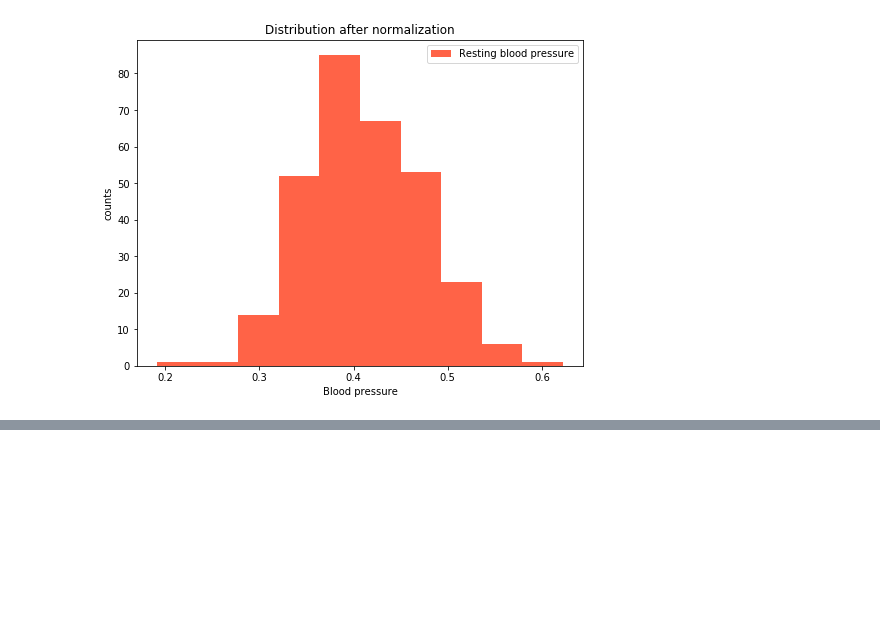
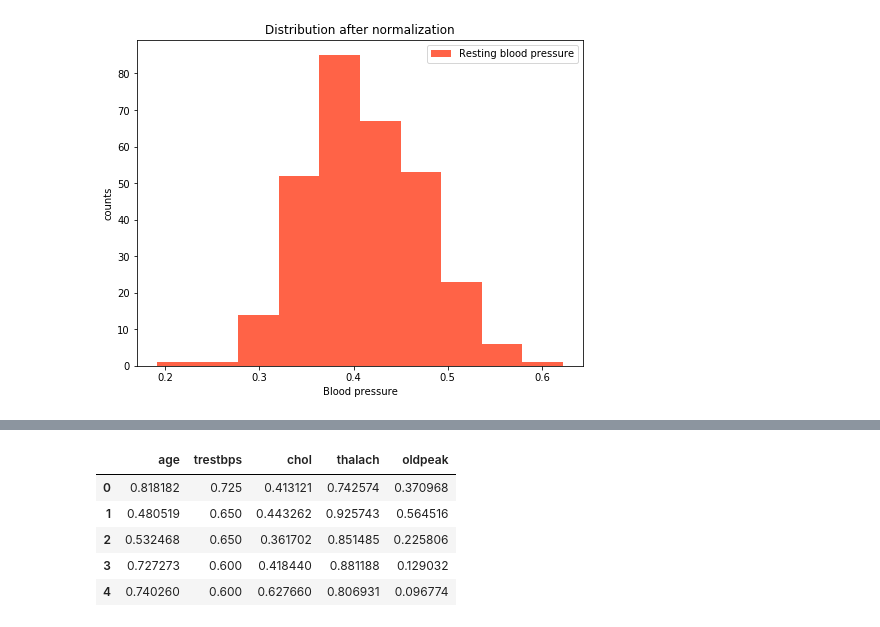
Before and after one commit to sawant-pranit/ML_Basic, a Jupyter notebook: Introduction/DataScalingAndEncoding/Notebook/data_scaling_encoding.ipynb, the cells around one changed output, grey strips where cells are left out. Saved outputs shown, nothing was run; the diff lists cells and outputs as text; code cells hidden in the pictures; blank space fills up the shorter version.

```diff
--- a/Introduction/DataScalingAndEncoding/Notebook/data_scaling_encoding.ipynb
+++ b/Introduction/DataScalingAndEncoding/Notebook/data_scaling_encoding.ipynb
@@ -325,0 +359,10 @@ plt.show()
+# %%
+maxabs_df = df = pd.DataFrame(maxabs_x, columns=['age','trestbps','chol','thalach','oldpeak'])
+maxabs_df.head()
+# %% [output]
+|  | age | trestbps | chol | thalach | oldpeak |
+| 0 | 0.818182 | 0.725 | 0.413121 | 0.742574 | 0.370968 |
+| 1 | 0.480519 | 0.650 | 0.443262 | 0.925743 | 0.564516 |
+| 2 | 0.532468 | 0.650 | 0.361702 | 0.851485 | 0.225806 |
+| 3 | 0.727273 | 0.600 | 0.418440 | 0.881188 | 0.129032 |
+| 4 | 0.740260 | 0.600 | 0.627660 | 0.806931 | 0.096774 |
```
Also changed, not shown: parts of 11 cells of this notebook.
